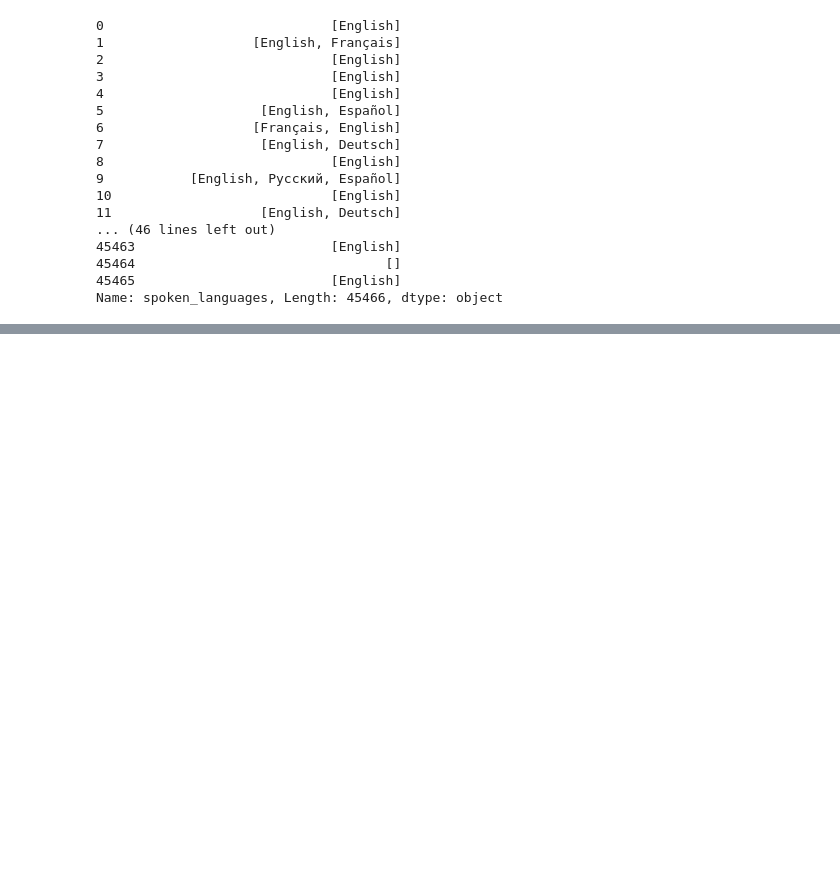
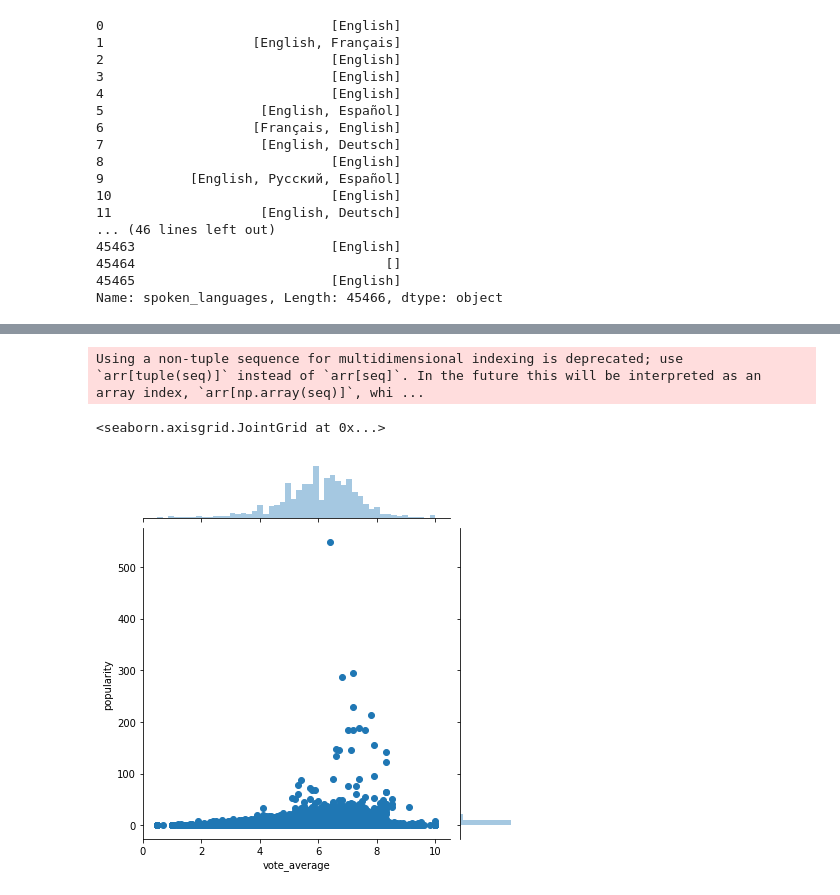
Before and after one commit to nikhil0410/movie-recommender, a Jupyter notebook: Movie Recommender System(EDA).ipynb, the cells around one changed output, grey strips where cells are left out. Cells and saved outputs as stored; diff of their text form; code cells hidden in the pictures; blank space fills up the shorter version.

```diff
--- a/Movie Recommender System(EDA).ipynb
+++ b/Movie Recommender System(EDA).ipynb
@@ -453,0 +484,9 @@ Name: spoken_languages, Length: 45466, dtype: object
+# %%
+sns.jointplot(x='vote_average', y='popularity', data=df)
+plt.show()
+#df['popularity'] = df['popularity'].astype('int')
+#sns.distplot(df['popularity'].fillna(df['popularity'].median()))
+# %% [output]
+Using a non-tuple sequence for multidimensional indexing is deprecated; use `arr[tuple(seq)]` instead of `arr[seq]`. In the future this will be interpreted as an array index, `arr[np.array(seq)]`, whi ...
+<seaborn.axisgrid.JointGrid at 0x...>
+[figure, added]
```
Also changed, not shown: parts of 22 cells of this notebook.
